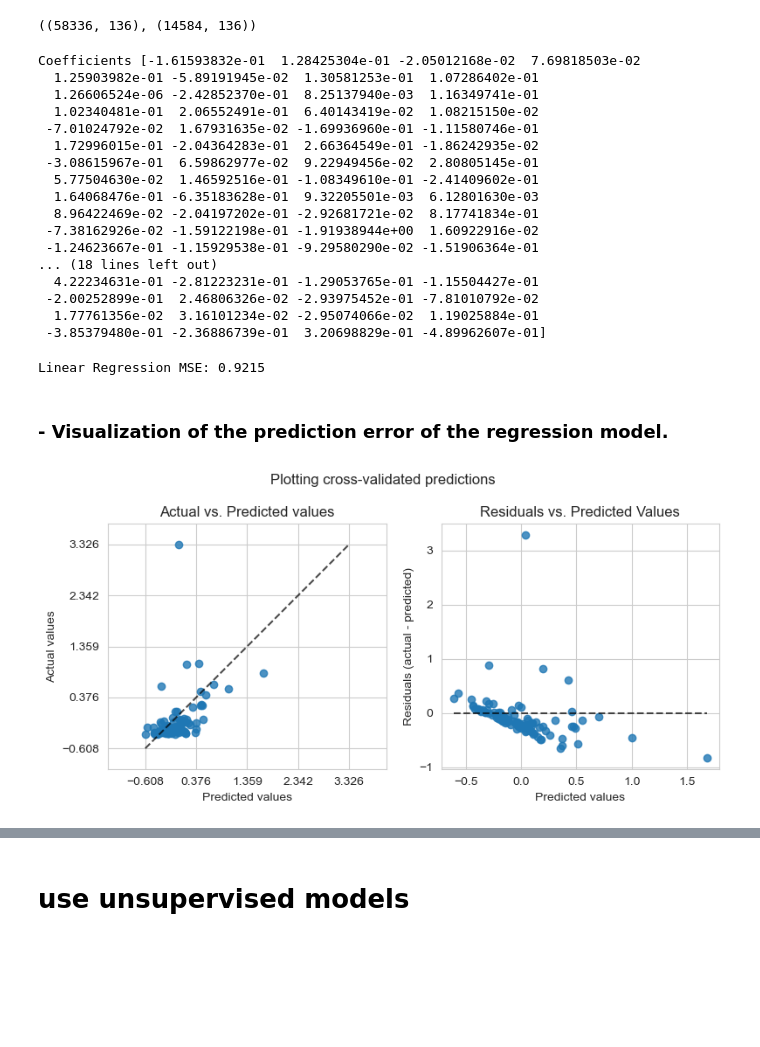
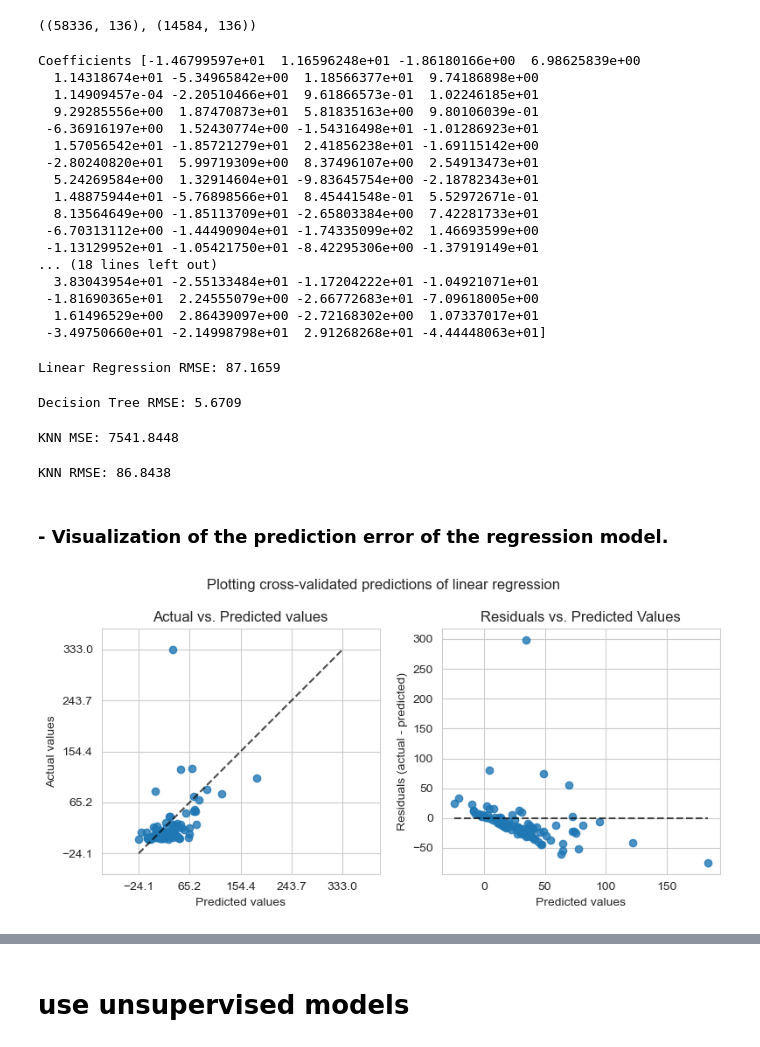
Before and after one commit to supercarryleoliao/EODP-Project-2, a Jupyter notebook: movie_analysis(2).ipynb, the cells around one changed output, grey strips where cells are left out. Saved outputs shown, nothing was run; the diff lists cells and outputs as text; code cells hidden in the pictures; blank space fills up the shorter version.

Commit message:
decisiontree and knn model added

```diff
--- a/movie_analysis(2).ipynb
+++ b/movie_analysis(2).ipynb
@@ -376,7 +377,7 @@ movies_df.head()
 # %%
 from sklearn.preprocessing import StandardScaler
 # Columns to be scaled
-columns_to_scale = ['release_year', 'runtime', 'imdb_score', 'imdb_votes', 'tmdb_popularity', 'tmdb_score']
+columns_to_scale = ['release_year', 'runtime', 'imdb_score', 'imdb_votes', 'tmdb_score']
 # Initialize MinMaxScaler
 scaler = StandardScaler()
 # Apply the scaler to the columns
@@ -428,25 +440,25 @@ lr_mse = evaluate_regression(lr, X_test, y_test)
 coefficients = lr.coef_
 print('Coefficients', coefficients)
 # %% [output]
-Coefficients [-1.61593832e-01  1.28425304e-01 -2.05012168e-02  7.69818503e-02
-  1.25903982e-01 -5.89191945e-02  1.30581253e-01  1.07286402e-01
-  1.26606524e-06 -2.42852370e-01  8.25137940e-03  1.16349741e-01
-  1.02340481e-01  2.06552491e-01  6.40143419e-02  1.08215150e-02
- -7.01024792e-02  1.67931635e-02 -1.69936960e-01 -1.11580746e-01
-  1.72996015e-01 -2.04364283e-01  2.66364549e-01 -1.86242935e-02
- -3.08615967e-01  6.59862977e-02  9.22949456e-02  2.80805145e-01
-  5.77504630e-02  1.46592516e-01 -1.08349610e-01 -2.41409602e-01
-  1.64068476e-01 -6.35183628e-01  9.32205501e-03  6.12801630e-03
-  8.96422469e-02 -2.04197202e-01 -2.92681721e-02  8.17741834e-01
- -7.38162926e-02 -1.59122198e-01 -1.91938944e+00  1.60922916e-02
- -1.24623667e-01 -1.15929538e-01 -9.29580290e-02 -1.51906364e-01
+Coefficients [-1.46799597e+01  1.16596248e+01 -1.86180166e+00  6.98625839e+00
+  1.14318674e+01 -5.34965842e+00  1.18566377e+01  9.74186898e+00
+  1.14909457e-04 -2.20510466e+01  9.61866573e-01  1.02246185e+01
+  9.29285556e+00  1.87470873e+01  5.81835163e+00  9.80106039e-01
+ -6.36916197e+00  1.52430774e+00 -1.54316498e+01 -1.01286923e+01
+  1.57056542e+01 -1.85721279e+01  2.41856238e+01 -1.69115142e+00
+ -2.80240820e+01  5.99719309e+00  8.37496107e+00  2.54913473e+01
+  5.24269584e+00  1.32914604e+01 -9.83645754e+00 -2.18782343e+01
+  1.48875944e+01 -5.76898566e+01  8.45441548e-01  5.52972671e-01
+  8.13564649e+00 -1.85113709e+01 -2.65803384e+00  7.42281733e+01
+ -6.70313112e+00 -1.44490904e+01 -1.74335099e+02  1.46693599e+00
+ -1.13129952e+01 -1.05421750e+01 -8.42295306e+00 -1.37919149e+01
 ... (18 lines left out)
-  4.22234631e-01 -2.81223231e-01 -1.29053765e-01 -1.15504427e-01
- -2.00252899e-01  2.46806326e-02 -2.93975452e-01 -7.81010792e-02
-  1.77761356e-02  3.16101234e-02 -2.95074066e-02  1.19025884e-01
- -3.85379480e-01 -2.36886739e-01  3.20698829e-01 -4.89962607e-01]
+  3.83043954e+01 -2.55133484e+01 -1.17204222e+01 -1.04921071e+01
+ -1.81690365e+01  2.24555079e+00 -2.66772683e+01 -7.09618005e+00
+  1.61496529e+00  2.86439097e+00 -2.72168302e+00  1.07337017e+01
+ -3.49750660e+01 -2.14998798e+01  2.91268268e+01 -4.44448063e+01]
 # %%
 
-print('Linear Regression MSE: {:.4f}'.format(lr_mse))
+print('Linear Regression RMSE: {:.4f}'.format(np.sqrt(lr_mse)))
 # %% [output]
-Linear Regression MSE: 0.9215
+Linear Regression RMSE: 87.1659
@@ -453,29 +476,51 @@ Linear Regression MSE: 0.9215
+# %%
+print('Decision Tree RMSE: {:.4f}'.format(np.sqrt(tree_mse)))
+# %% [output]
+Decision Tree RMSE: 5.6709
+# %%
+# 3. KNN Regressor
+knn_params = {
+    'n_neighbors': [3, 5, 7, 9, 11],
+    'weights': ['uniform', 'distance'],
+    'metric': ['euclidean', 'manhattan']
+}
+knn = KNeighborsRegressor()
+#hyperparameter tunning using 5 cross-validation folds
+knn_grid = GridSearchCV(knn, knn_params, cv=5, scoring='neg_mean_squared_error')
+knn_grid.fit(X_train, y_train)
+knn_mse = evaluate_regression(knn_grid.best_estimator_, X_test, y_test)
+# %% [output]
+KNN MSE: 7541.8448
+# %%
+print('KNN RMSE: {:.4f}'.format(np.sqrt(knn_mse)))
+# %% [output]
+KNN RMSE: 86.8438
 # %% [markdown]
 ###  - Visualization of the prediction error of the regression model.
 # %%
 y_pred = lr.predict(X_test)
 fig, axs = plt.subplots(ncols=2, figsize=(8, 4))
 PredictionErrorDisplay.from_predictions(
     y_test,
     y_pred=y_pred,
     kind="actual_vs_predicted",
     subsample=100,
     ax=axs[0],
     random_state=0,
 )
 axs[0].set_title("Actual vs. Predicted values")
 PredictionErrorDisplay.from_predictions(
     y_test,
     y_pred=y_pred,
     kind="residual_vs_predicted",
     subsample=100,
     ax=axs[1],
     random_state=0,
 )
 axs[1].set_title("Residuals vs. Predicted Values")
-fig.suptitle("Plotting cross-validated predictions")
+fig.suptitle("Plotting cross-validated predictions of linear regression")
 plt.tight_layout()
-plt.savefig("figure.png")
+plt.savefig("linear_regression_performance.png")
 plt.show()
 # %% [output]
-[figure, old version]
+[figure, new version]
```
Also changed, not shown: parts of 11 cells of this notebook, 4 other files.
